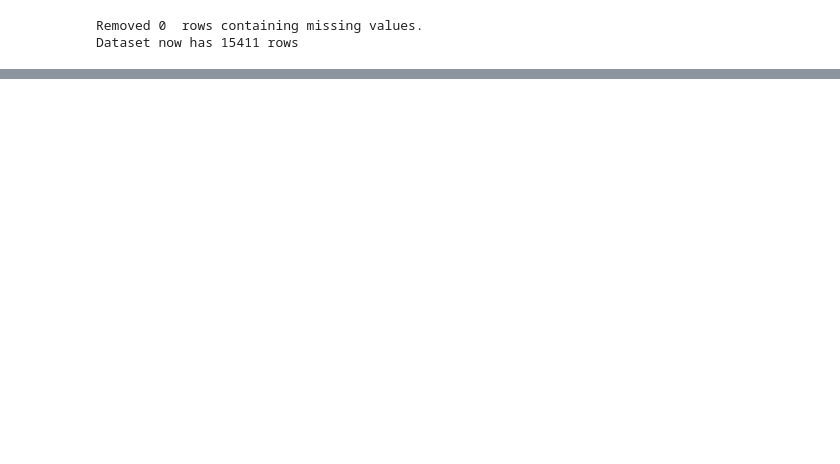
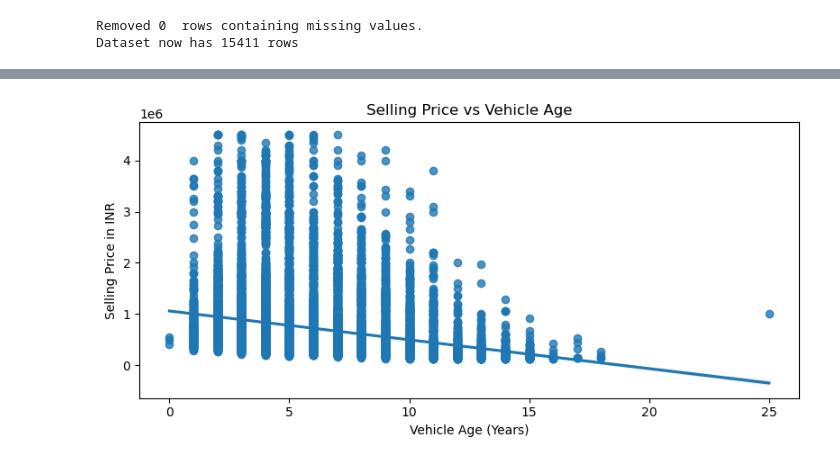
Before and after one commit to Niraj7272/DataScience, a Jupyter notebook: Practice/Machine_Learning/Ensemble Techniques.ipynb, the cells around one changed output, grey strips where cells are left out. Cells and saved outputs as stored; diff of their text form; code cells hidden in the pictures; blank space fills up the shorter version.

```diff
--- a/Practice/Machine_Learning/Ensemble Techniques.ipynb
+++ b/Practice/Machine_Learning/Ensemble Techniques.ipynb
@@ -172,0 +262,11 @@ Dataset now has 15411 rows
+# %%
+plt.figure(figsize=(8,4))
+sns.regplot(x='vehicle_age', y='selling_price', data=df)
+plt.title('Selling Price vs Vehicle Age')
+plt.xlabel('Vehicle Age (Years)')
+plt.ylabel('Selling Price in INR')
+plt.tight_layout()
+plt.savefig('plot3_price_by_age.png')
+plt.show()
+# %% [output]
+[figure, added]
```
Also changed, not shown: parts of 24 cells of this notebook, 5 other files.
